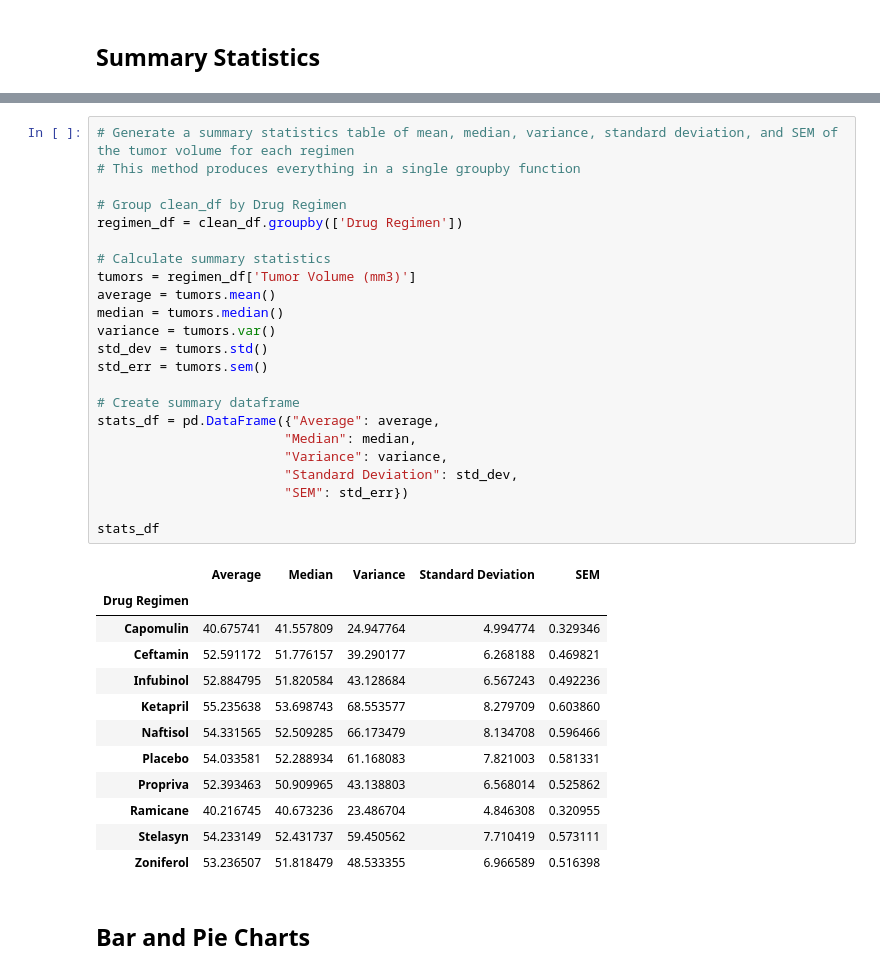
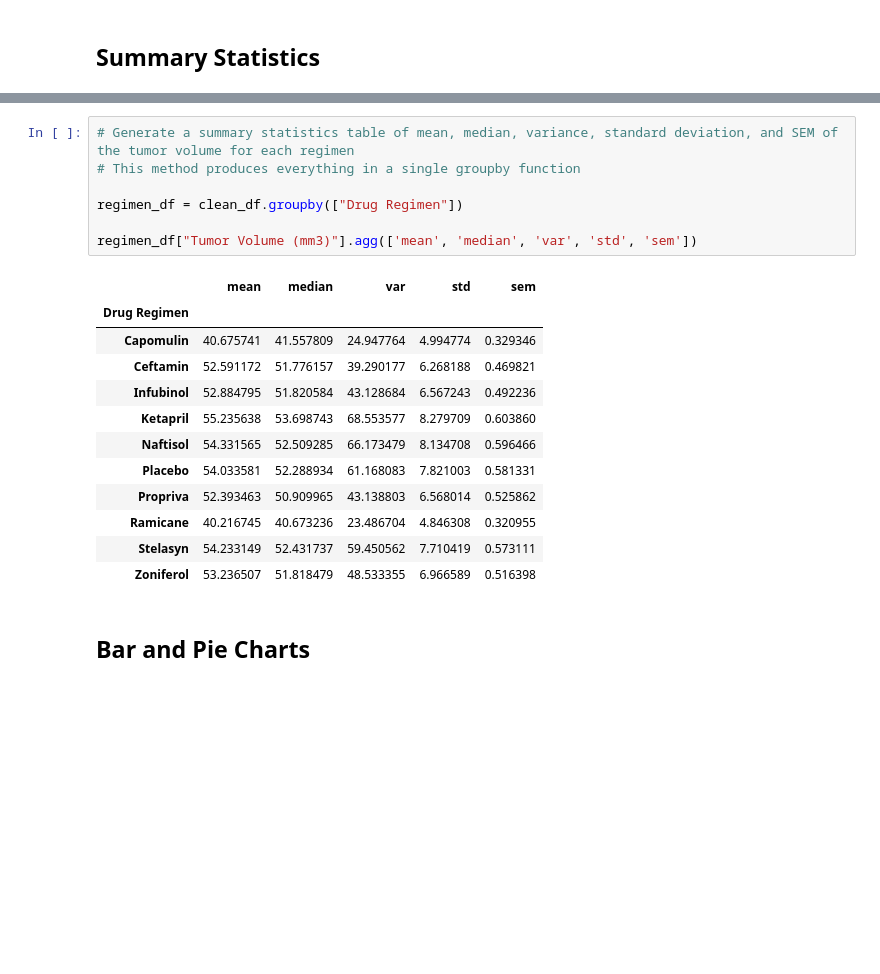
Before and after one commit to allisonhowe/matplotlib-challenge, a Jupyter notebook: pymaceuticals.ipynb, the cells around one changed output, grey strips where cells are left out. Saved outputs shown, nothing was run; the diff lists cells and outputs as text; blank space fills up the shorter version.

```diff
--- a/pymaceuticals.ipynb
+++ b/pymaceuticals.ipynb
@@ -73,28 +115,12 @@ Unique mice: 249
 # %%
 # Generate a summary statistics table of mean, median, variance, standard deviation, and SEM of the tumor volume for each regimen
 # This method produces everything in a single groupby function
 
-# Group clean_df by Drug Regimen
-regimen_df = clean_df.groupby(['Drug Regimen'])
+regimen_df = clean_df.groupby(["Drug Regimen"])
 
-# Calculate summary statistics
-tumors = regimen_df['Tumor Volume (mm3)']
-average = tumors.mean()
-median = tumors.median()
-variance = tumors.var()
-std_dev = tumors.std()
-std_err = tumors.sem()
-
-# Create summary dataframe
-stats_df = pd.DataFrame({"Average": average,
-                        "Median": median,
-                        "Variance": variance,
-                        "Standard Deviation": std_dev,
-                        "SEM": std_err})
-
-stats_df
+regimen_df["Tumor Volume (mm3)"].agg(['mean', 'median', 'var', 'std', 'sem'])
 # %% [output]
-|  | Average | Median | Variance | Standard Deviation | SEM |
+|  | mean | median | var | std | sem |
 | Drug Regimen |  |  |  |  |  |
 | Capomulin | 40.675741 | 41.557809 | 24.947764 | 4.994774 | 0.329346 |
 | Ceftamin | 52.591172 | 51.776157 | 39.290177 | 6.268188 | 0.469821 |
```
Also changed, not shown: parts of 12 cells of this notebook, 1 other file.
